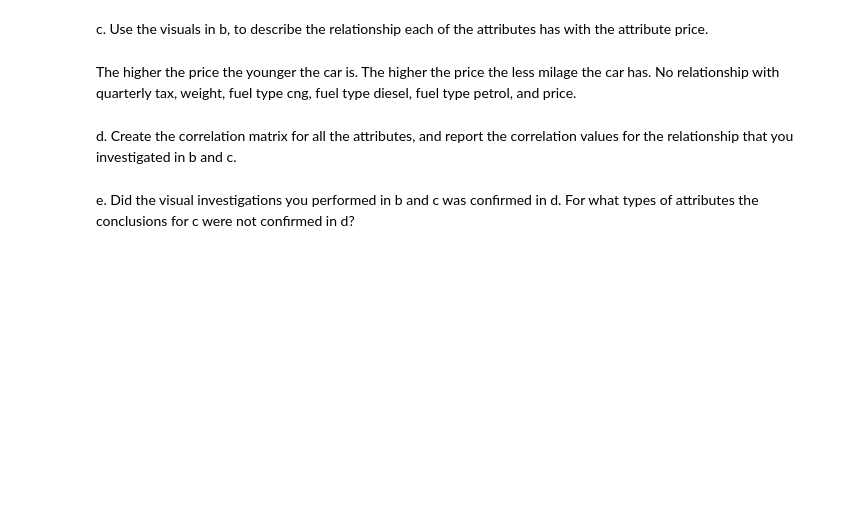
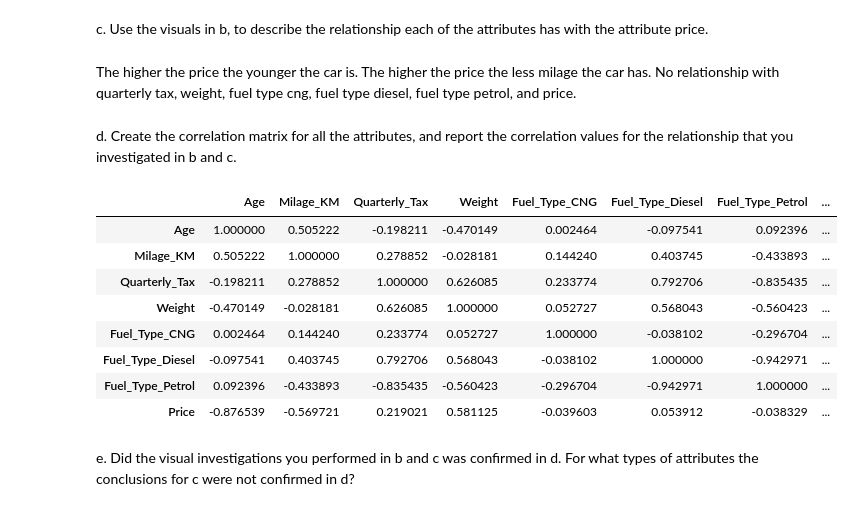
Before and after one commit to ColeDM-2020/Hands-On-Data-INST-447, a Jupyter notebook: Lab 4/wks04_analysis.ipynb, the cells around one changed output. Cells and saved outputs as stored; diff of their text form; code cells hidden in the pictures; blank space fills up the shorter version.

```diff
--- a/Lab 4/wks04_analysis.ipynb
+++ b/Lab 4/wks04_analysis.ipynb
@@ -42,5 +42,17 @@ c. Use the visuals in b, to describe the relationship each of the attributes has
 The higher the price the younger the car is. The higher the price the less milage the car has. No relationship with quarterly tax, weight, fuel type cng, fuel type diesel, fuel type petrol, and price.
 # %% [markdown]
 d. Create the correlation matrix for all the attributes, and report the correlation values for the relationship that you investigated in b and c.
+# %%
+car_df.corr()
+# %% [output]
+|  | Age | Milage_KM | Quarterly_Tax | Weight | Fuel_Type_CNG | Fuel_Type_Diesel | Fuel_Type_Petrol | ... |
+| Age | 1.000000 | 0.505222 | -0.198211 | -0.470149 | 0.002464 | -0.097541 | 0.092396 | ... |
+| Milage_KM | 0.505222 | 1.000000 | 0.278852 | -0.028181 | 0.144240 | 0.403745 | -0.433893 | ... |
+| Quarterly_Tax | -0.198211 | 0.278852 | 1.000000 | 0.626085 | 0.233774 | 0.792706 | -0.835435 | ... |
+| Weight | -0.470149 | -0.028181 | 0.626085 | 1.000000 | 0.052727 | 0.568043 | -0.560423 | ... |
+| Fuel_Type_CNG | 0.002464 | 0.144240 | 0.233774 | 0.052727 | 1.000000 | -0.038102 | -0.296704 | ... |
+| Fuel_Type_Diesel | -0.097541 | 0.403745 | 0.792706 | 0.568043 | -0.038102 | 1.000000 | -0.942971 | ... |
+| Fuel_Type_Petrol | 0.092396 | -0.433893 | -0.835435 | -0.560423 | -0.296704 | -0.942971 | 1.000000 | ... |
+| Price | -0.876539 | -0.569721 | 0.219021 | 0.581125 | -0.039603 | 0.053912 | -0.038329 | ... |
 # %% [markdown]
 e. Did the visual investigations you performed in b and c was confirmed in d. For what types of attributes the conclusions for c were not confirmed in d?
```
Also changed, not shown: parts of 4 cells of this notebook.
